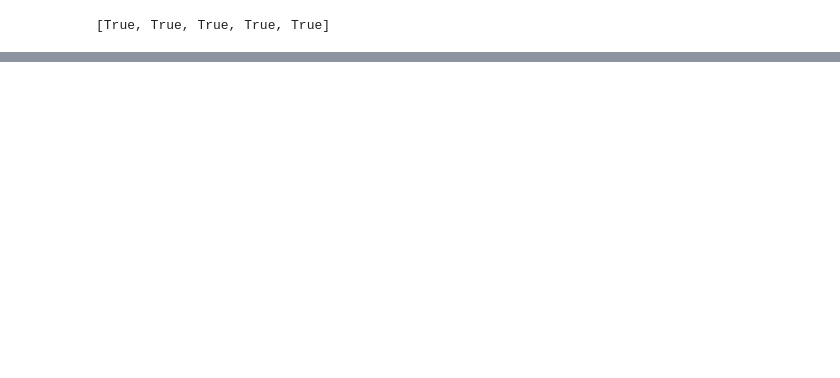
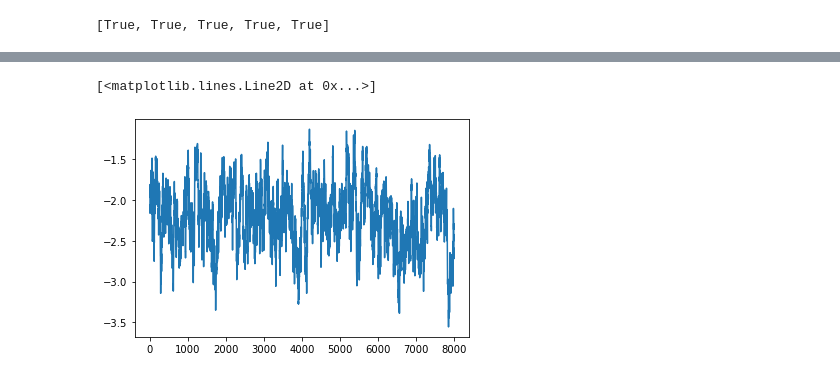
Before and after one commit to Lvalto/Projet-Oxford-smooth-fit-to-log-odds-ratios, a Jupyter notebook: Oxford-Aya.ipynb, the cells around one changed output, grey strips where cells are left out. Saved outputs shown, nothing was run; the diff lists cells and outputs as text; code cells hidden in the pictures; blank space fills up the shorter version.

```diff
--- a/Oxford-Aya.ipynb
+++ b/Oxford-Aya.ipynb
@@ -179,0 +192,5 @@ len(lol)
+# %%
+plt.plot(mu_chain[:,10][2000:])
+# %% [output]
+[<matplotlib.lines.Line2D at 0x...>]
+[figure, added]
```
Also changed, not shown: parts of 10 cells of this notebook.
